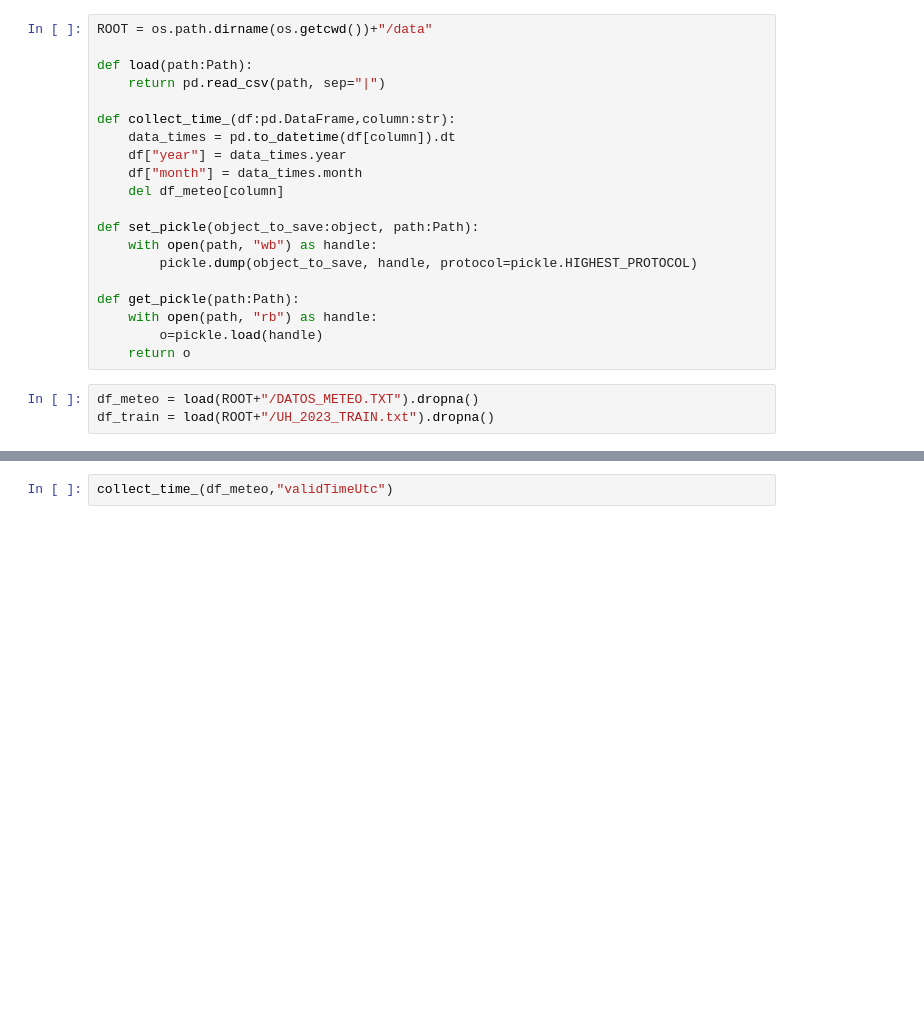
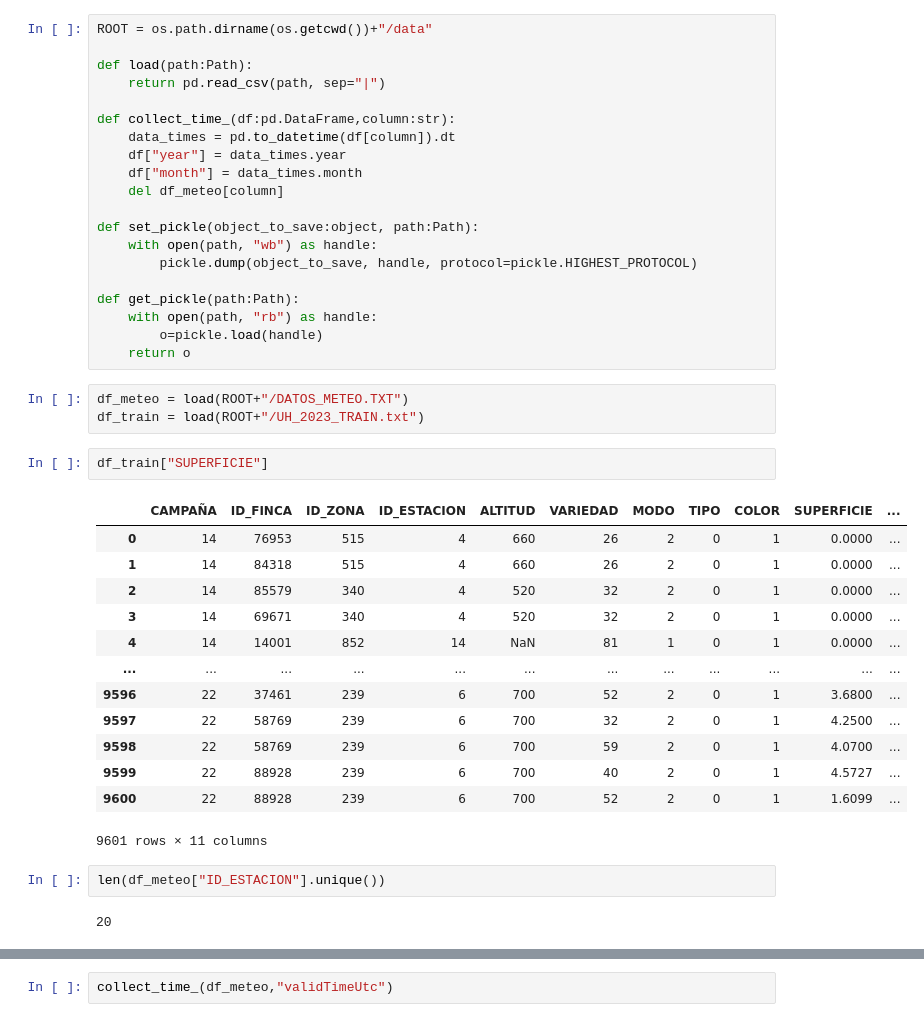
Before and after one commit to Bycarkos/DataHack_Wine_Prediction, a Jupyter notebook: src/Exploracio_Df_Carlos.ipynb, the cells around one changed output, grey strips where cells are left out. Cells and saved outputs as stored; diff of their text form; blank space fills up the shorter version.

```diff
--- a/src/Exploracio_Df_Carlos.ipynb
+++ b/src/Exploracio_Df_Carlos.ipynb
@@ -29,5 +29,25 @@ def get_pickle(path:Path):
         o=pickle.load(handle)
     return o
 # %%
-df_meteo = load(ROOT+"/DATOS_METEO.TXT").dropna()
-df_train = load(ROOT+"/UH_2023_TRAIN.txt").dropna()
+df_meteo = load(ROOT+"/DATOS_METEO.TXT")
+df_train = load(ROOT+"/UH_2023_TRAIN.txt")
+# %%
+df_train["SUPERFICIE"]
+# %% [output]
+|  | CAMPAÑA | ID_FINCA | ID_ZONA | ID_ESTACION | ALTITUD | VARIEDAD | MODO | TIPO | COLOR | SUPERFICIE | ... |
+| 0 | 14 | 76953 | 515 | 4 | 660 | 26 | 2 | 0 | 1 | 0.0000 | ... |
+| 1 | 14 | 84318 | 515 | 4 | 660 | 26 | 2 | 0 | 1 | 0.0000 | ... |
+| 2 | 14 | 85579 | 340 | 4 | 520 | 32 | 2 | 0 | 1 | 0.0000 | ... |
+| 3 | 14 | 69671 | 340 | 4 | 520 | 32 | 2 | 0 | 1 | 0.0000 | ... |
+| 4 | 14 | 14001 | 852 | 14 | NaN | 81 | 1 | 0 | 1 | 0.0000 | ... |
+| ... | ... | ... | ... | ... | ... | ... | ... | ... | ... | ... | ... |
+| 9596 | 22 | 37461 | 239 | 6 | 700 | 52 | 2 | 0 | 1 | 3.6800 | ... |
+| 9597 | 22 | 58769 | 239 | 6 | 700 | 32 | 2 | 0 | 1 | 4.2500 | ... |
+| 9598 | 22 | 58769 | 239 | 6 | 700 | 59 | 2 | 0 | 1 | 4.0700 | ... |
+| 9599 | 22 | 88928 | 239 | 6 | 700 | 40 | 2 | 0 | 1 | 4.5727 | ... |
+| 9600 | 22 | 88928 | 239 | 6 | 700 | 52 | 2 | 0 | 1 | 1.6099 | ... |
+9601 rows × 11 columns
+# %%
+len(df_meteo["ID_ESTACION"].unique())
+# %% [output]
+20
```
Also changed, not shown: parts of 11 cells of this notebook, 5 other files.
